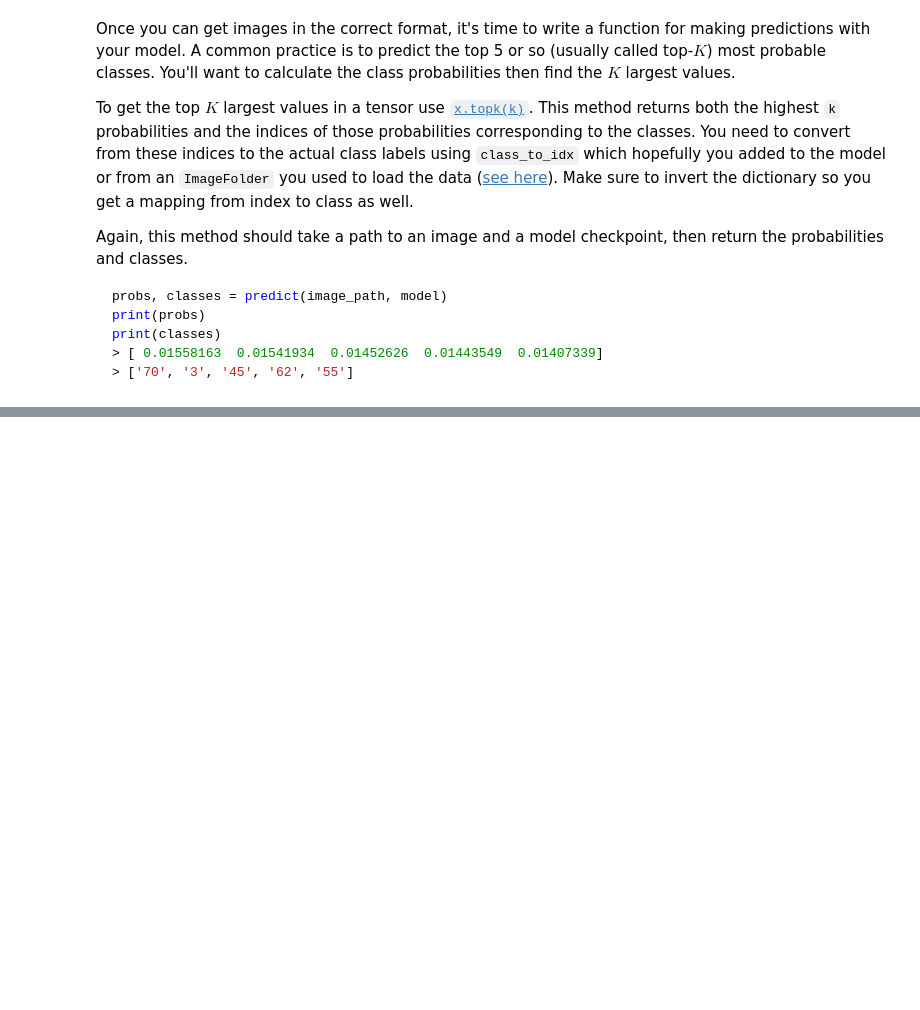
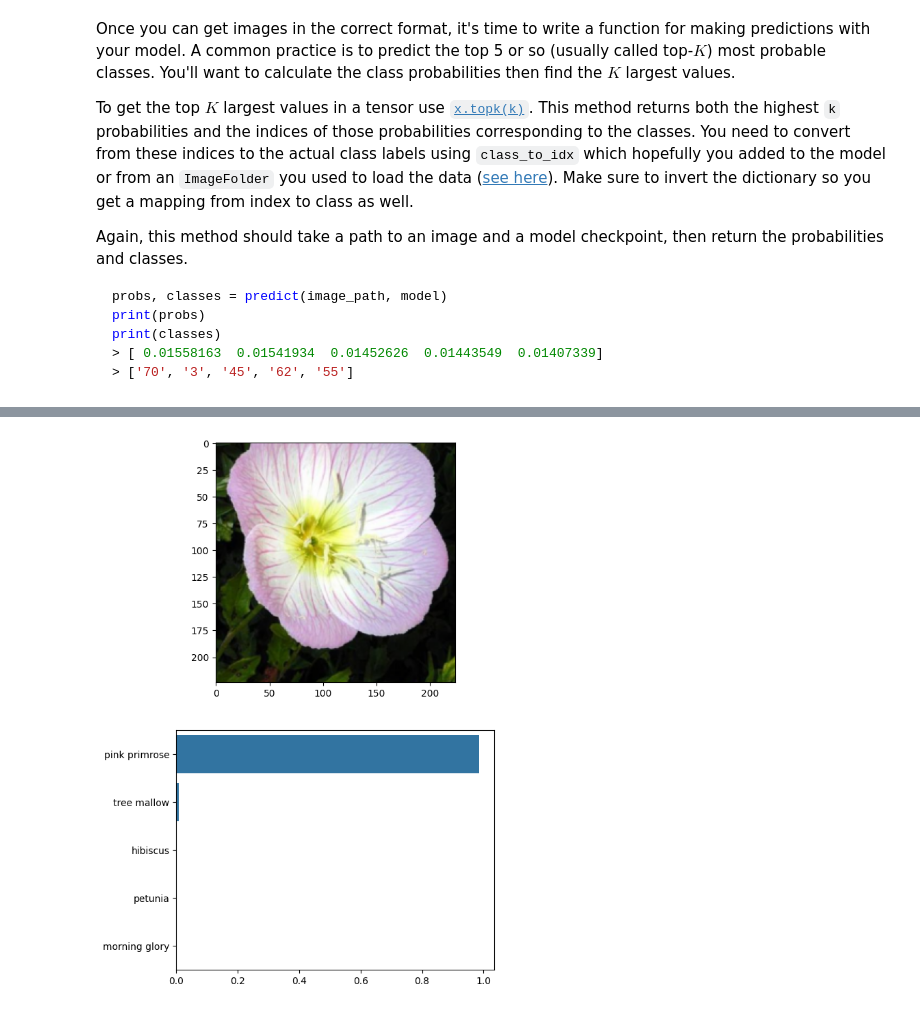
Before and after one commit to bashadmin/image-classifier-project, a Jupyter notebook: image-classifier-project-udacity.ipynb, the cells around one changed output, grey strips where cells are left out. Saved outputs shown, nothing was run; the diff lists cells and outputs as text; code cells hidden in the pictures; blank space fills up the shorter version.

```diff
--- a/image-classifier-project-udacity.ipynb
+++ b/image-classifier-project-udacity.ipynb
@@ -343,17 +363,23 @@ Now that you can use a trained model for predictions, check to make sure it make
 
 You can convert from the class integer encoding to actual flower names with the `cat_to_name.json` file (should have been loaded earlier in the notebook). To show a PyTorch tensor as an image, use the `imshow` function defined above.
 # %%
+# Ensure the model is on the same device as the input image
+device = torch.device("cuda" if torch.cuda.is_available() else "cpu")
+model.to(device)
+
 # Display an image along with the top 5 classes
 image_path = 'flowers_data/test/1/image_06743.jpg'
 probs, classes = predict(image_path, model)
 
 # Display the image
 plt.figure(figsize=(6,10))
 ax = plt.subplot(2,1,1)
 img = process_image(image_path)
 imshow(img, ax, title=classes[0])
 
 # Plot the probabilities
 plt.subplot(2,1,2)
-sns.barplot(x=probs, y=classes, color=sns.color_palette()[0]);
+sns.barplot(x=probs, y=classes, color=sns.color_palette()[0])
 plt.show()
+# %% [output]
+[figure, added]
```
Also changed, not shown: parts of 4 cells of this notebook.
